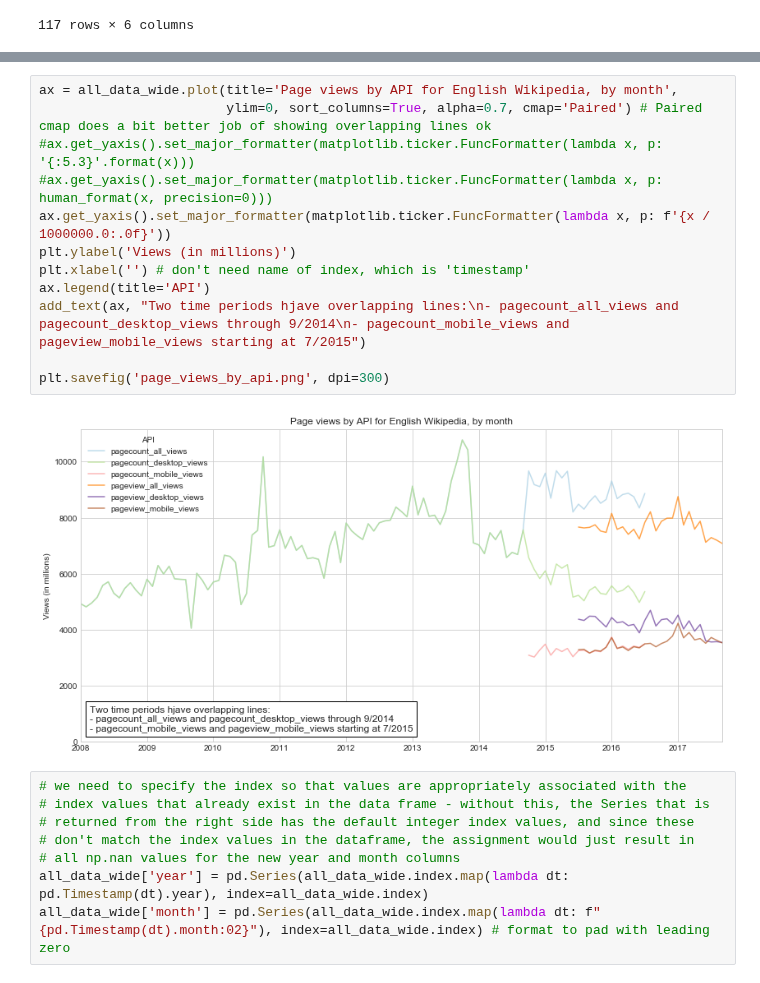
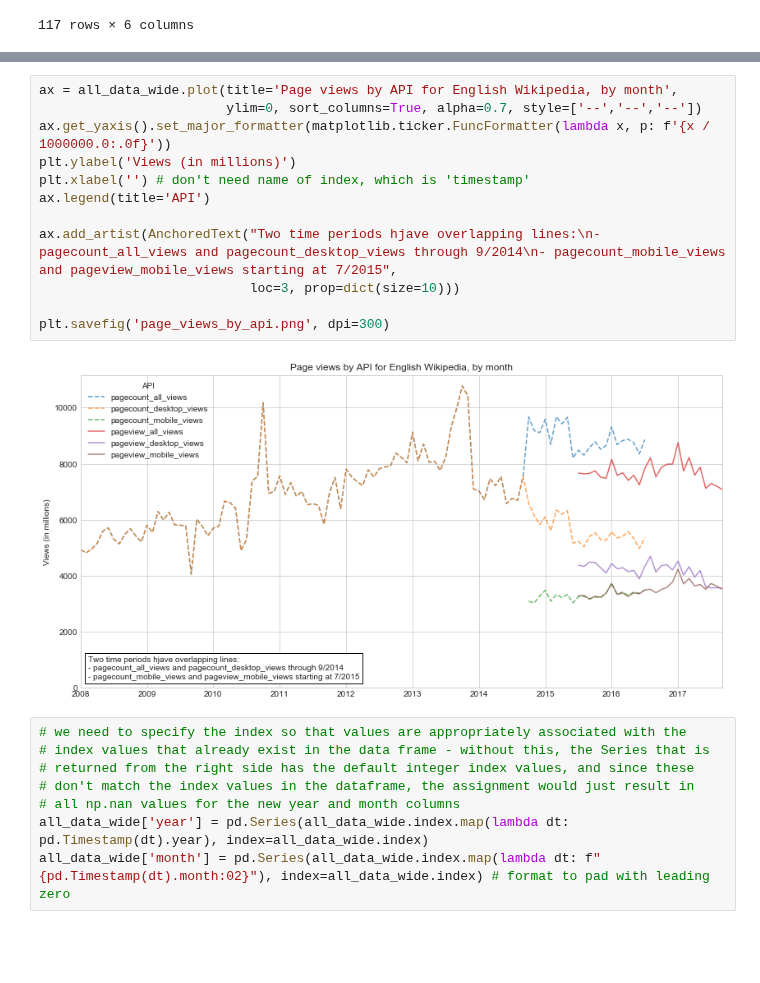
Before and after one commit to aenfield/Data512, a Jupyter notebook: a1_datacuration/EnfieldAndrew-A1.ipynb, the cells around one changed output, grey strips where cells are left out. Cells and saved outputs as stored; diff of their text form; blank space fills up the shorter version.

Commit message:
Finished draft of README, tweaked visualization to show one APIs data with dashed lines.

```diff
--- a/a1_datacuration/EnfieldAndrew-A1.ipynb
+++ b/a1_datacuration/EnfieldAndrew-A1.ipynb
@@ -273,17 +266,17 @@ def add_text(ax, text, loc=5):
 # %%
 ax = all_data_wide.plot(title='Page views by API for English Wikipedia, by month',
-                        ylim=0, sort_columns=True, alpha=0.7, cmap='Paired') # Paired cmap does a bit better job of showing overlapping lines ok
-#ax.get_yaxis().set_major_formatter(matplotlib.ticker.FuncFormatter(lambda x, p: '{:5.3}'.format(x)))
-#ax.get_yaxis().set_major_formatter(matplotlib.ticker.FuncFormatter(lambda x, p: human_format(x, precision=0)))
+                        ylim=0, sort_columns=True, alpha=0.7, style=['--','--','--'])
 ax.get_yaxis().set_major_formatter(matplotlib.ticker.FuncFormatter(lambda x, p: f'{x / 1000000.0:.0f}'))
 plt.ylabel('Views (in millions)')
 plt.xlabel('') # don't need name of index, which is 'timestamp'
 ax.legend(title='API')
-add_text(ax, "Two time periods hjave overlapping lines:\n- pagecount_all_views and pagecount_desktop_views through 9/2014\n- pagecount_mobile_views and pageview_mobile_views starting at 7/2015")
+
+ax.add_artist(AnchoredText("Two time periods hjave overlapping lines:\n- pagecount_all_views and pagecount_desktop_views through 9/2014\n- pagecount_mobile_views and pageview_mobile_views starting at 7/2015",
+                           loc=3, prop=dict(size=10)))
 
 plt.savefig('page_views_by_api.png', dpi=300)
 # %% [output]
-[figure, old version]
+[figure, new version]
 # %%
 # we need to specify the index so that values are appropriately associated with the
 # index values that already exist in the data frame - without this, the Series that is
```
Also changed, not shown: parts of 1 cell of this notebook, 2 other files.
